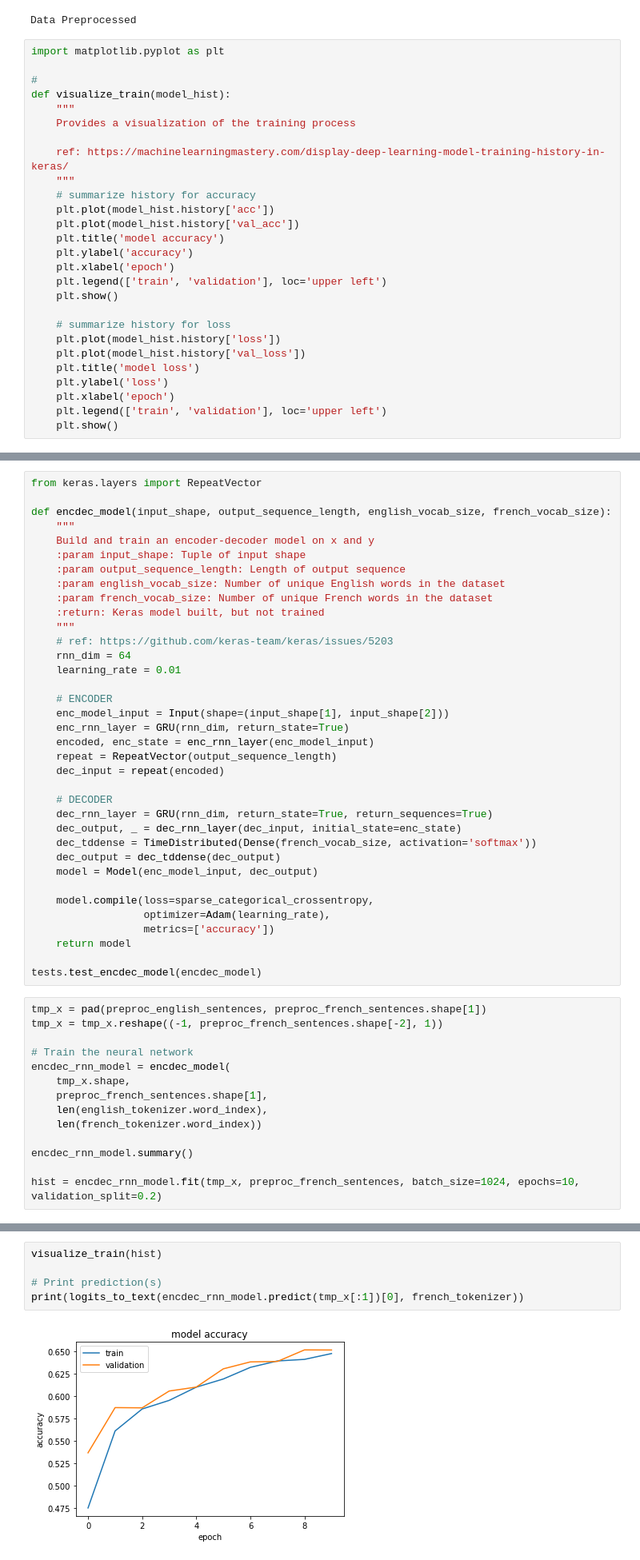
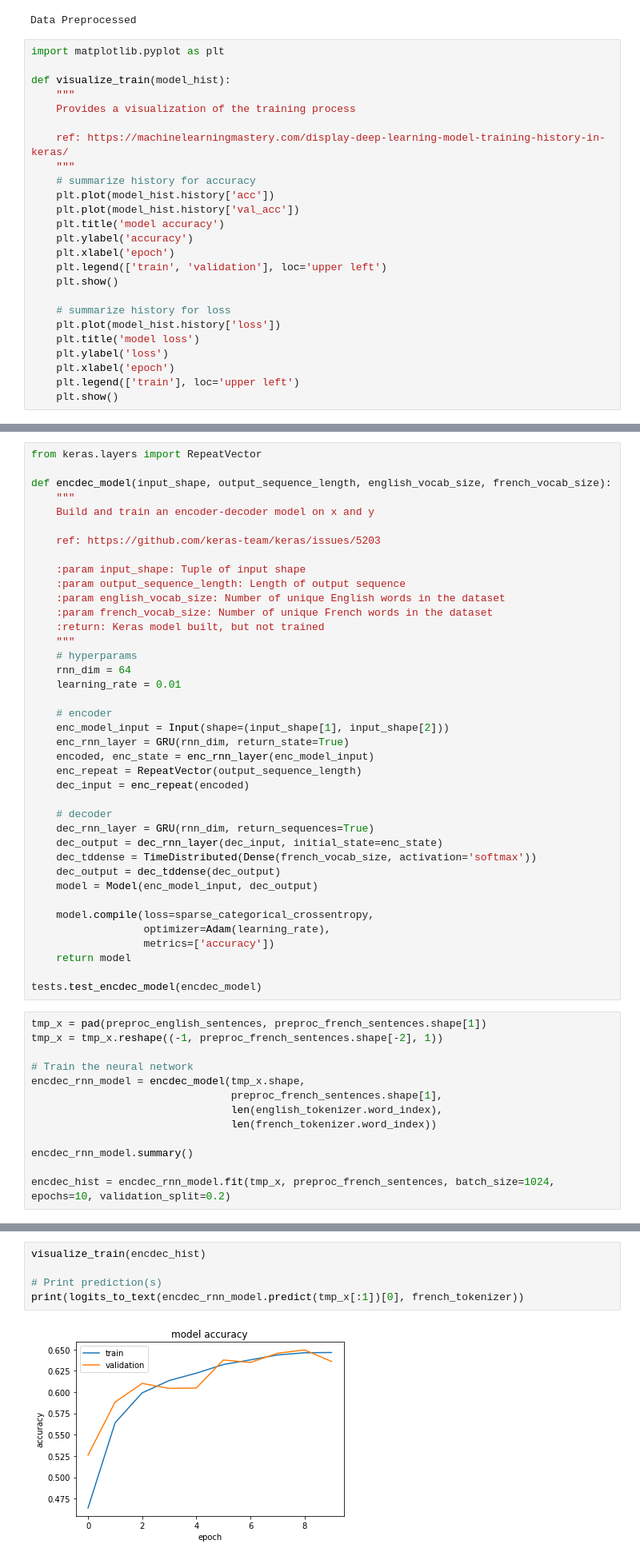
Before and after one commit to vel9/aind2-nlp-capstone, a Jupyter notebook: machine_translation.ipynb, the cells around one changed output, grey strips where cells are left out. Shown at 80% size. Cells and saved outputs as stored; diff of their text form.

```diff
--- a/machine_translation.ipynb
+++ b/machine_translation.ipynb
@@ -202,7 +201,6 @@ Data Preprocessed
 # %%
 import matplotlib.pyplot as plt
 
-#
 def visualize_train(model_hist):
     """
     Provides a visualization of the training process
@@ -220,11 +218,10 @@ def visualize_train(model_hist):
 
     # summarize history for loss
     plt.plot(model_hist.history['loss'])
-    plt.plot(model_hist.history['val_loss'])
     plt.title('model loss')
     plt.ylabel('loss')
     plt.xlabel('epoch')
-    plt.legend(['train', 'validation'], loc='upper left')
+    plt.legend(['train'], loc='upper left')
     plt.show()
 # %% [markdown]
 ## Models
@@ -513,26 +511,29 @@ from keras.layers import RepeatVector
 def encdec_model(input_shape, output_sequence_length, english_vocab_size, french_vocab_size):
     """
     Build and train an encoder-decoder model on x and y
+
+    ref: https://github.com/keras-team/keras/issues/5203
+
     :param input_shape: Tuple of input shape
     :param output_sequence_length: Length of output sequence
     :param english_vocab_size: Number of unique English words in the dataset
     :param french_vocab_size: Number of unique French words in the dataset
     :return: Keras model built, but not trained
     """
-    # ref: https://github.com/keras-team/keras/issues/5203
+    # hyperparams
     rnn_dim = 64
     learning_rate = 0.01
 
-    # ENCODER
+    # encoder
     enc_model_input = Input(shape=(input_shape[1], input_shape[2]))
     enc_rnn_layer = GRU(rnn_dim, return_state=True)
     encoded, enc_state = enc_rnn_layer(enc_model_input)
-    repeat = RepeatVector(output_sequence_length)
-    dec_input = repeat(encoded)
+    enc_repeat = RepeatVector(output_sequence_length)
+    dec_input = enc_repeat(encoded)
 
-    # DECODER
-    dec_rnn_layer = GRU(rnn_dim, return_state=True, return_sequences=True)
-    dec_output, _ = dec_rnn_layer(dec_input, initial_state=enc_state)
+    # decoder
+    dec_rnn_layer = GRU(rnn_dim, return_sequences=True)
+    dec_output = dec_rnn_layer(dec_input, initial_state=enc_state)
     dec_tddense = TimeDistributed(Dense(french_vocab_size, activation='softmax'))
     dec_output = dec_tddense(dec_output)
     model = Model(enc_model_input, dec_output)
@@ -548,15 +549,14 @@ tmp_x = pad(preproc_english_sentences, preproc_french_sentences.shape[1])
 tmp_x = tmp_x.reshape((-1, preproc_french_sentences.shape[-2], 1))
 
 # Train the neural network
-encdec_rnn_model = encdec_model(
-    tmp_x.shape,
-    preproc_french_sentences.shape[1],
-    len(english_tokenizer.word_index),
-    len(french_tokenizer.word_index))
+encdec_rnn_model = encdec_model(tmp_x.shape,
+                                preproc_french_sentences.shape[1],
+                                len(english_tokenizer.word_index),
+                                len(french_tokenizer.word_index))
 
 encdec_rnn_model.summary()
 
-hist = encdec_rnn_model.fit(tmp_x, preproc_french_sentences, batch_size=1024, epochs=10, validation_split=0.2)
+encdec_hist = encdec_rnn_model.fit(tmp_x, preproc_french_sentences, batch_size=1024, epochs=10, validation_split=0.2)
 # %% [output]
 ____________________________________________________________________________________________________
 Layer (type)                     Output Shape          Param #     Connected to
@@ -578,7 +578,7 @@ Epoch 10/10
 # %%
-visualize_train(hist)
+visualize_train(encdec_hist)
 
 # Print prediction(s)
 print(logits_to_text(encdec_rnn_model.predict(tmp_x[:1])[0], french_tokenizer))
 # %% [output]
-[figure, old version]
+[figure, new version]
```
Also changed, not shown: parts of 13 cells of this notebook.
